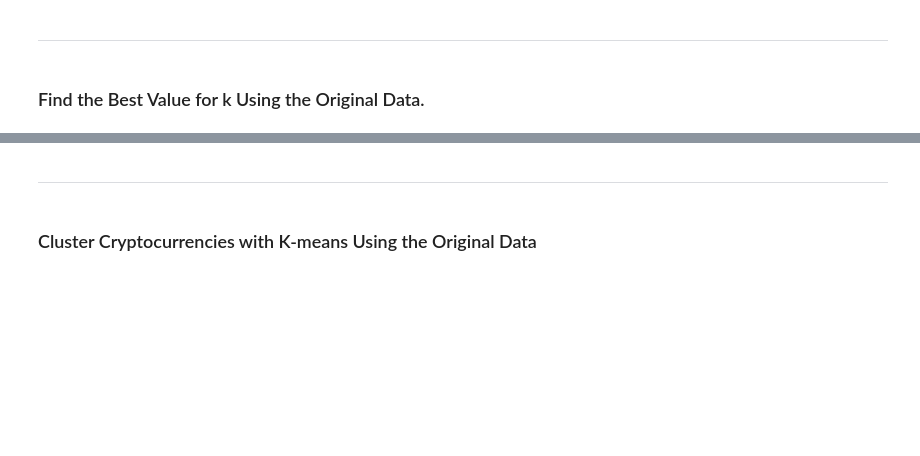
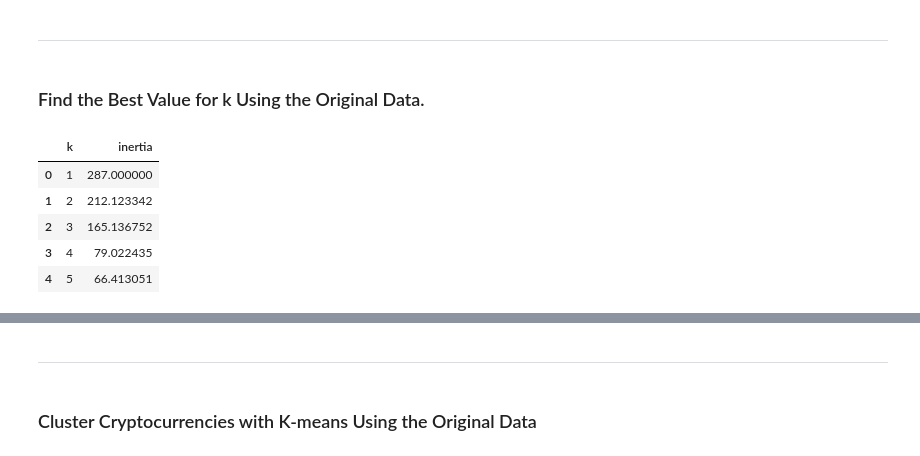
Before and after one commit to amydohlin/CryptoClustering, a Jupyter notebook: Crypto_Clustering_starter_code.ipynb, the cells around one changed output, grey strips where cells are left out. Drawn from its saved outputs; the diff is of its cells as text; code cells hidden in the pictures; blank space fills up the shorter version.

```diff
--- a/Crypto_Clustering_starter_code.ipynb
+++ b/Crypto_Clustering_starter_code.ipynb
@@ -99,8 +107,19 @@ crypto_scaled_df.head()
 # %%
 # Create a dictionary with the data to plot the Elbow curve
-
+elbow_data = {'k': k, 'inertia': inertia}
 
 # Create a DataFrame with the data to plot the Elbow curve
+elbow_df = pd.DataFrame(elbow_data)
+
+# View a sample of the dataframe
+elbow_df.head()
+# %% [output]
+|  | k | inertia |
+| 0 | 1 | 287.000000 |
+| 1 | 2 | 212.123342 |
+| 2 | 3 | 165.136752 |
+| 3 | 4 | 79.022435 |
+| 4 | 5 | 66.413051 |
 # %%
 # Plot a line chart with all the inertia values computed with
 # the different values of k to visually identify the optimal value for k.
```
Also changed, not shown: parts of 18 cells of this notebook.
